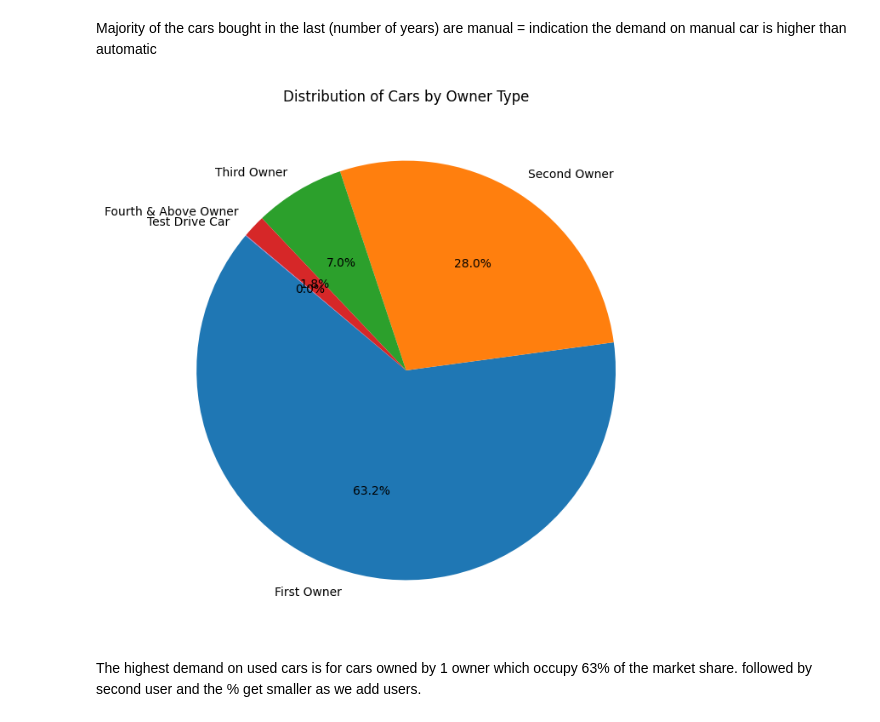
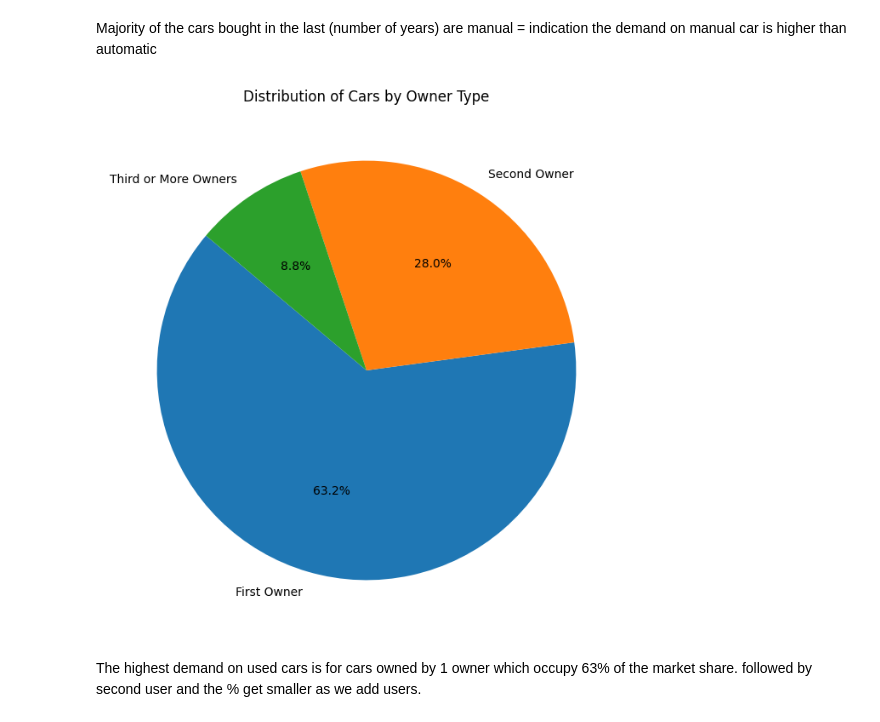
Before and after one commit to nabihsabeh85/AI-Project-1, a Jupyter notebook: Nabih_Copy_of_Team_1__AI_project_.ipynb, the cells around one changed output. Saved outputs shown, nothing was run; the diff lists cells and outputs as text; code cells hidden in the pictures.

```diff
--- a/Nabih_Copy_of_Team_1__AI_project_.ipynb
+++ b/Nabih_Copy_of_Team_1__AI_project_.ipynb
@@ -171,15 +161,27 @@ plt.show()
 # %% [markdown]
 Majority of the cars bought in the last (number of years) are manual = indication the demand on manual car is higher than automatic
-# %%
-
-owner_counts = car_data_df['Owner'].value_counts()
-
-plt.figure(figsize=(8, 8))
-plt.pie(owner_counts, labels=owner_counts.index, autopct='%1.1f%%', startangle=140)
-plt.title('Distribution of Cars by Owner Type')
-plt.show()
-# %% [output]
-[figure, removed]
+# %%
+
+
+# Assuming 'car_data_df' is your DataFrame and it contains a column named 'Owner'
+# First, make a copy to avoid modifying the original DataFrame
+car_data_copy = car_data_df.copy()
+
+# Consolidate all owners beyond the second owner into a single category
+car_data_copy['Owner'] = car_data_copy['Owner'].apply(lambda x: x if x in ['First Owner', 'Second Owner'] else 'Third or More Owners')
+
+# Calculate the counts of each owner category
+owner_counts_consolidated = car_data_copy['Owner'].value_counts()
+
+# Create the pie chart with the consolidated owner counts
+plt.figure(figsize=(8, 8))
+plt.pie(owner_counts_consolidated, labels=owner_counts_consolidated.index, autopct='%1.1f%%', startangle=140)
+plt.title('Distribution of Cars by Owner Type')
+
+# Show the plot
+plt.show()
+# %% [output]
+[figure, added]
 # %% [markdown]
 The highest demand on used cars is for cars owned by 1 owner which occupy 63% of the market share. followed by second user and the % get smaller as we add users.
 # %%
```
Also changed, not shown: parts of 4 cells of this notebook.
